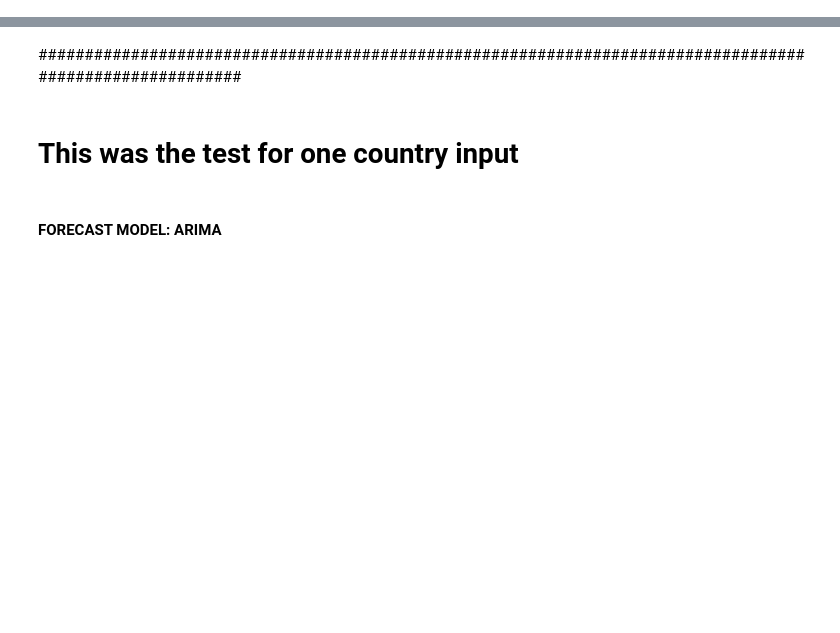
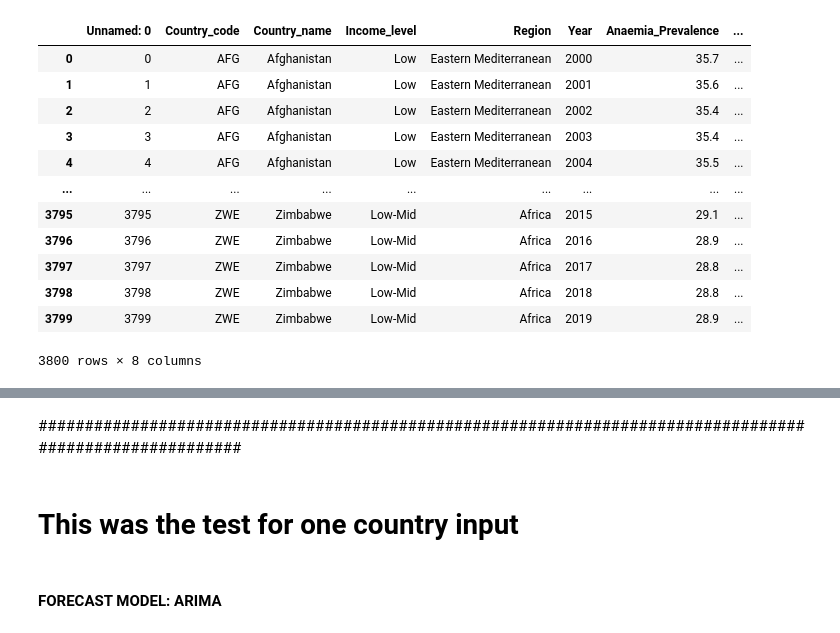
Before and after one commit to ltrentino/anaemia_project, a Jupyter notebook: resources/model.ipynb, the cells around one changed output, grey strips where cells are left out. Drawn from its saved outputs; the diff is of its cells as text; code cells hidden in the pictures; blank space fills up the shorter version.

```diff
--- a/resources/model.ipynb
+++ b/resources/model.ipynb
@@ -13,5 +13,21 @@ from statsmodels.tsa.arima.model import ARIMA
 from matplotlib import pyplot, figure
 # %%
 df = pd.read_csv("anaemia.csv")
+# %%
+df
+# %% [output]
+|  | Unnamed: 0 | Country_code | Country_name | Income_level | Region | Year | Anaemia_Prevalence | ... |
+| 0 | 0 | AFG | Afghanistan | Low | Eastern Mediterranean | 2000 | 35.7 | ... |
+| 1 | 1 | AFG | Afghanistan | Low | Eastern Mediterranean | 2001 | 35.6 | ... |
+| 2 | 2 | AFG | Afghanistan | Low | Eastern Mediterranean | 2002 | 35.4 | ... |
+| 3 | 3 | AFG | Afghanistan | Low | Eastern Mediterranean | 2003 | 35.4 | ... |
+| 4 | 4 | AFG | Afghanistan | Low | Eastern Mediterranean | 2004 | 35.5 | ... |
+| ... | ... | ... | ... | ... | ... | ... | ... | ... |
+| 3795 | 3795 | ZWE | Zimbabwe | Low-Mid | Africa | 2015 | 29.1 | ... |
+| 3796 | 3796 | ZWE | Zimbabwe | Low-Mid | Africa | 2016 | 28.9 | ... |
+| 3797 | 3797 | ZWE | Zimbabwe | Low-Mid | Africa | 2017 | 28.8 | ... |
+| 3798 | 3798 | ZWE | Zimbabwe | Low-Mid | Africa | 2018 | 28.8 | ... |
+| 3799 | 3799 | ZWE | Zimbabwe | Low-Mid | Africa | 2019 | 28.9 | ... |
+3800 rows × 8 columns
 # %%
 countries = df["Country_name"].unique()
```
Also changed, not shown: parts of 3 cells of this notebook, 9 other files.
